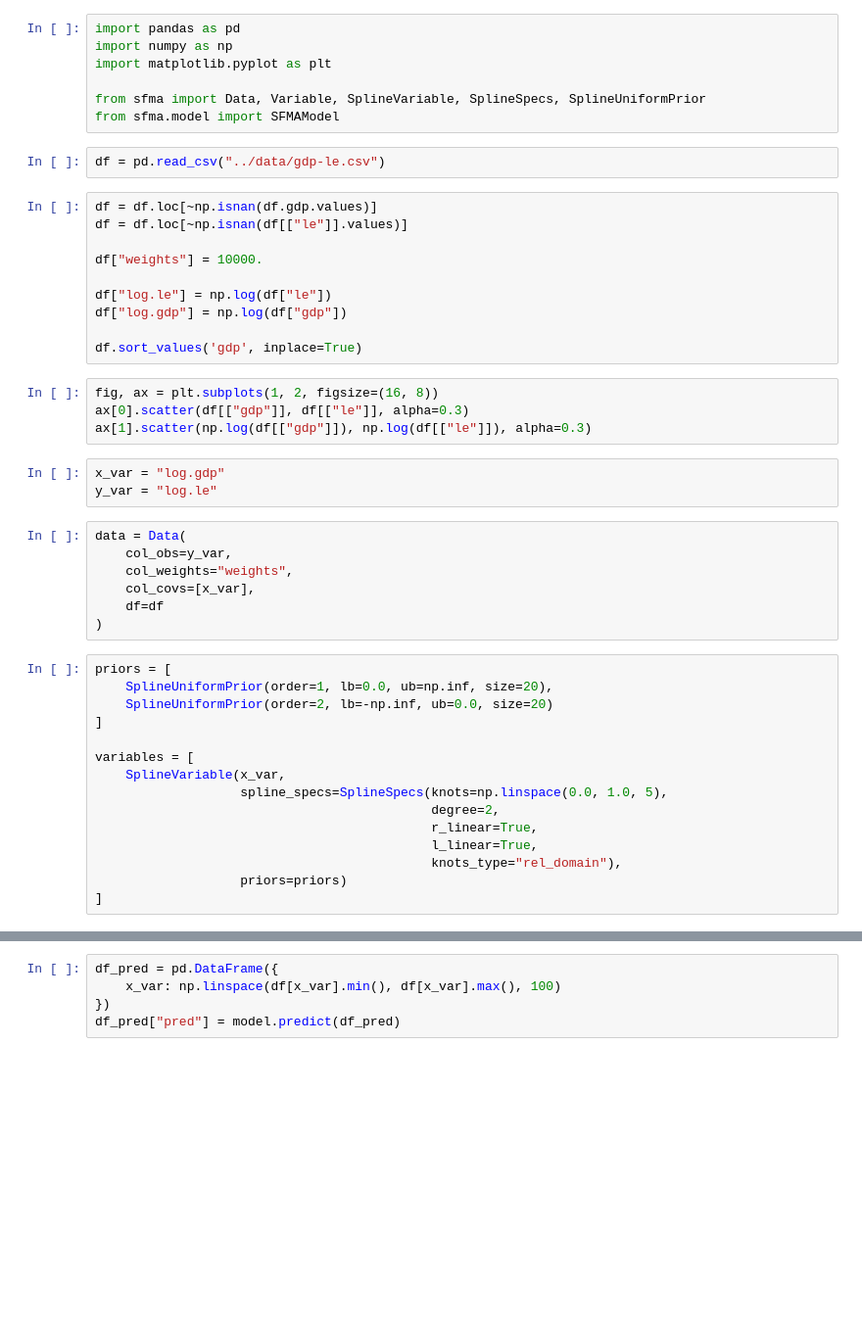
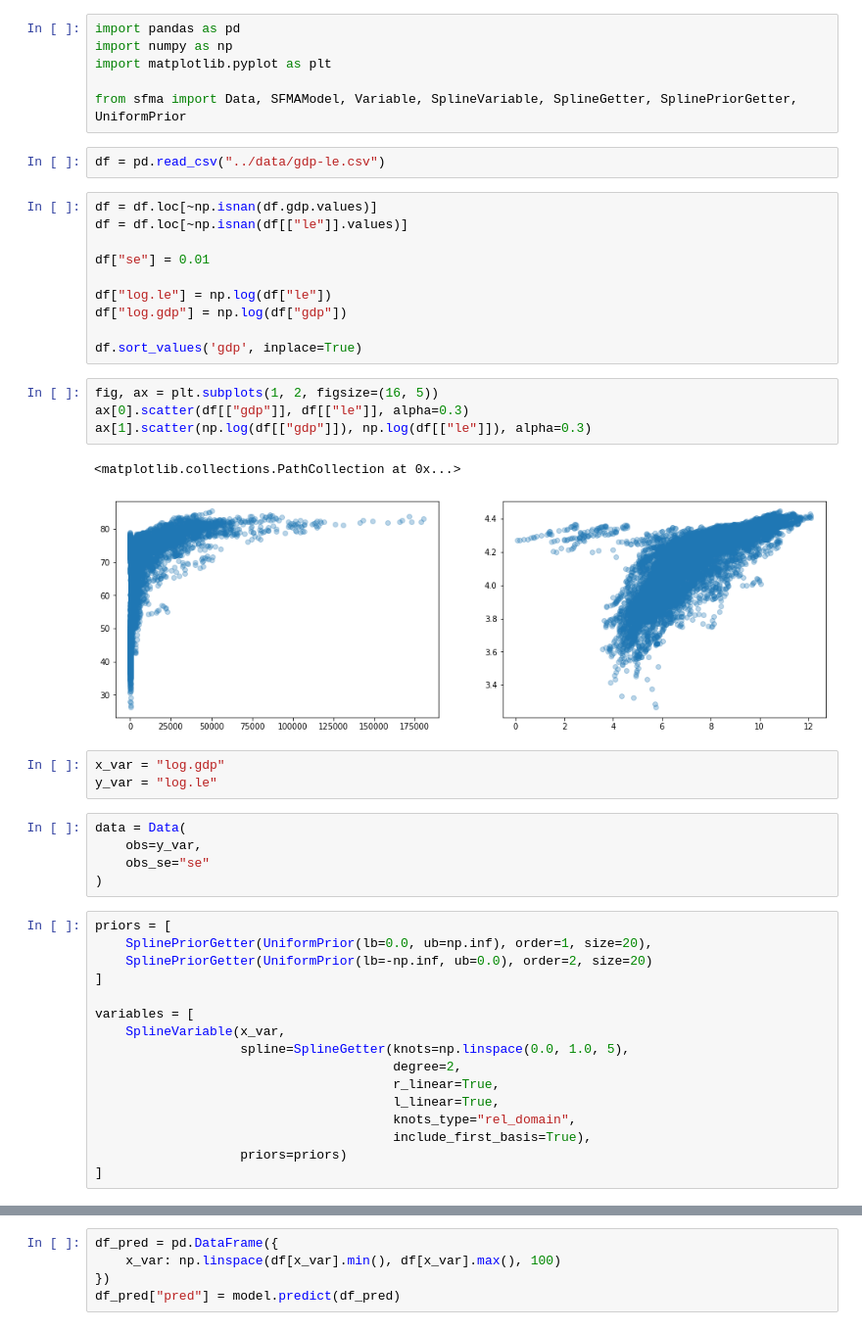
Before and after one commit to ihmeuw-msca/sfma, a Jupyter notebook: notebooks/GDP and LE.ipynb, the cells around one changed output, grey strips where cells are left out. Shown at 98% size. Cells and saved outputs as stored; diff of their text form; blank space fills up the shorter version.

Commit message:
Update the model and solver

```diff
--- a/notebooks/GDP and LE.ipynb
+++ b/notebooks/GDP and LE.ipynb
@@ -3,47 +3,48 @@ import pandas as pd
 import numpy as np
 import matplotlib.pyplot as plt
 
-from sfma import Data, Variable, SplineVariable, SplineSpecs, SplineUniformPrior
-from sfma.model import SFMAModel
+from sfma import Data, SFMAModel, Variable, SplineVariable, SplineGetter, SplinePriorGetter, UniformPrior
 # %%
 df = pd.read_csv("../data/gdp-le.csv")
 # %%
 df = df.loc[~np.isnan(df.gdp.values)]
 df = df.loc[~np.isnan(df[["le"]].values)]
 
-df["weights"] = 10000.
+df["se"] = 0.01
 
 df["log.le"] = np.log(df["le"])
 df["log.gdp"] = np.log(df["gdp"])
 
 df.sort_values('gdp', inplace=True)
 # %%
-fig, ax = plt.subplots(1, 2, figsize=(16, 8))
+fig, ax = plt.subplots(1, 2, figsize=(16, 5))
 ax[0].scatter(df[["gdp"]], df[["le"]], alpha=0.3)
 ax[1].scatter(np.log(df[["gdp"]]), np.log(df[["le"]]), alpha=0.3)
+# %% [output]
+<matplotlib.collections.PathCollection at 0x...>
+[figure, added]
 # %%
 x_var = "log.gdp"
 y_var = "log.le"
-# %%
-data = Data(
-    col_obs=y_var,
-    col_weights="weights",
-    col_covs=[x_var],
-    df=df
-)
+# %%
+data = Data(
+    obs=y_var,
+    obs_se="se"
+)
 # %%
 priors = [
-    SplineUniformPrior(order=1, lb=0.0, ub=np.inf, size=20),
-    SplineUniformPrior(order=2, lb=-np.inf, ub=0.0, size=20)
+    SplinePriorGetter(UniformPrior(lb=0.0, ub=np.inf), order=1, size=20),
+    SplinePriorGetter(UniformPrior(lb=-np.inf, ub=0.0), order=2, size=20)
 ]
 
 variables = [
     SplineVariable(x_var,
-                   spline_specs=SplineSpecs(knots=np.linspace(0.0, 1.0, 5),
-                                            degree=2,
-                                            r_linear=True,
-                                            l_linear=True,
-                                            knots_type="rel_domain"),
+                   spline=SplineGetter(knots=np.linspace(0.0, 1.0, 5),
+                                       degree=2,
+                                       r_linear=True,
+                                       l_linear=True,
+                                       knots_type="rel_domain",
+                                       include_first_basis=True),
                    priors=priors)
 ]
 # %%
```
Also changed, not shown: parts of 5 cells of this notebook, 4 other files.
